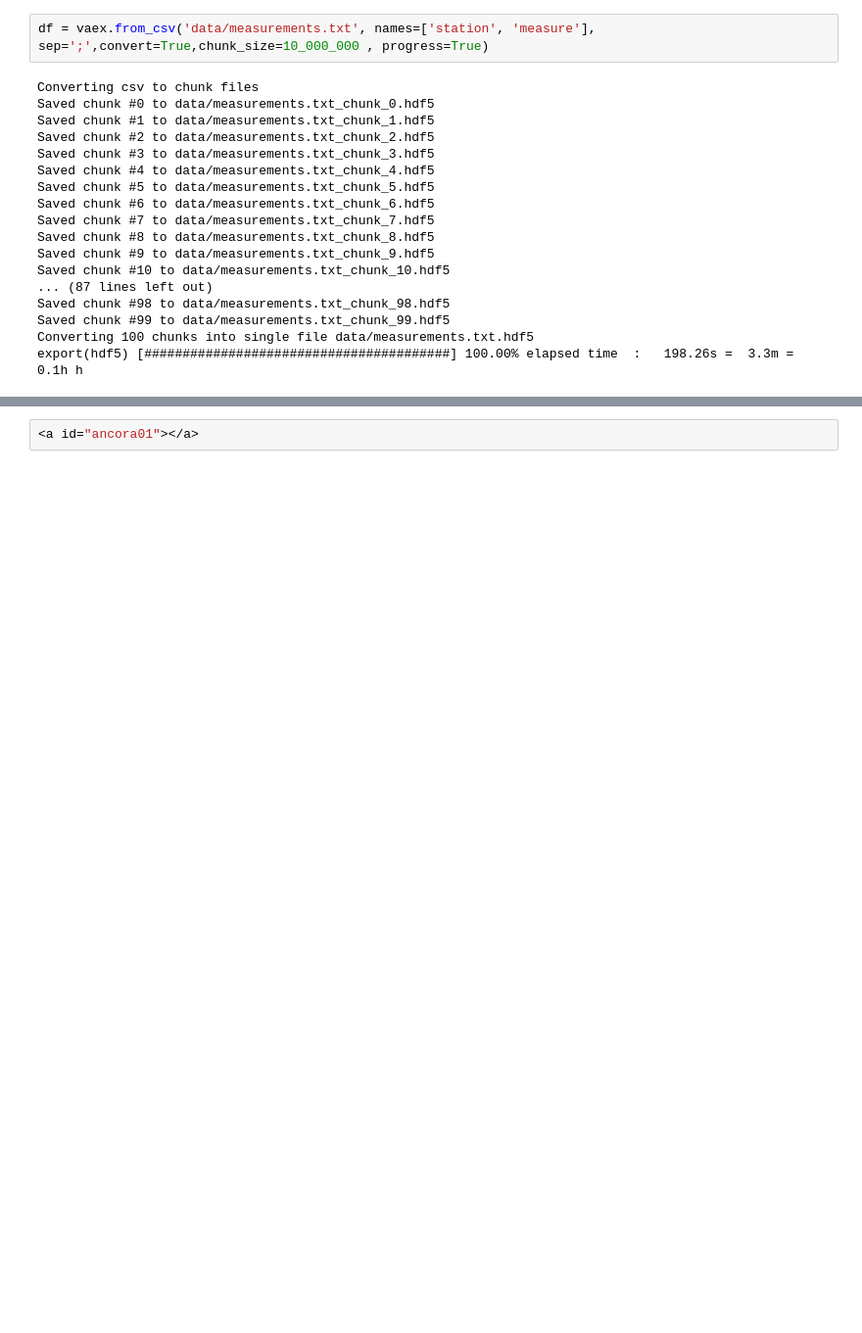
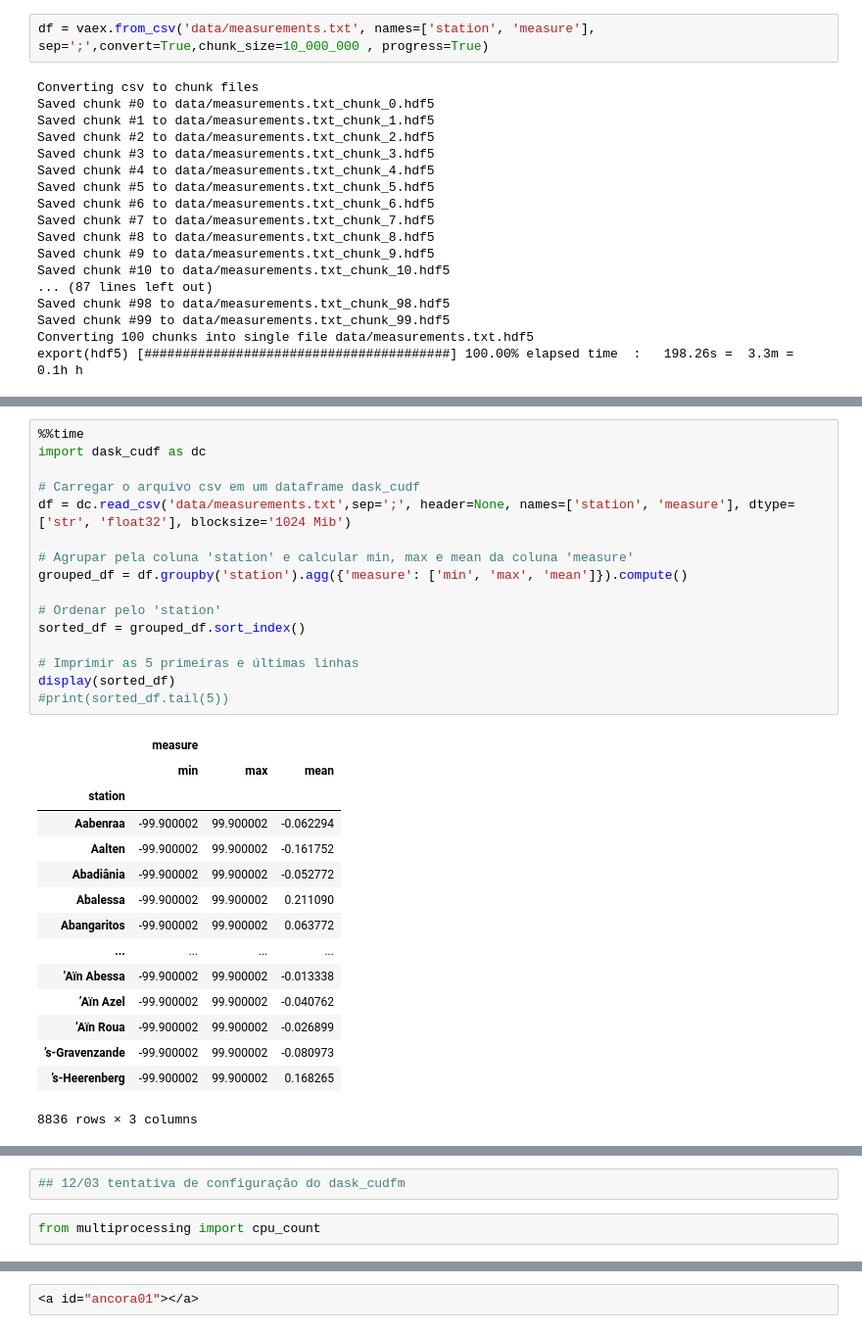
Before and after one commit to Jcnok/bootcamp-jornada-de-dados_2024, a Jupyter notebook: aula_05/aula_05.ipynb, the cells around one changed output, grey strips where cells are left out. Shown: that part at 98% size. Cells and saved outputs as stored; diff of their text form; blank space fills up the shorter version.

Commit message:
aula 5 cudf incluse

```diff
--- a/aula_05/aula_05.ipynb
+++ b/aula_05/aula_05.ipynb
@@ -831,0 +854,32 @@ test_vaex Tempo de processamento:49.093 segundos
+# %%
+%%time
+import dask_cudf as dc
+
+# Carregar o arquivo csv em um dataframe dask_cudf
+df = dc.read_csv('data/measurements.txt',sep=';', header=None, names=['station', 'measure'], dtype=['str', 'float32'], blocksize='1024 Mib')
+
+# Agrupar pela coluna 'station' e calcular min, max e mean da coluna 'measure'
+grouped_df = df.groupby('station').agg({'measure': ['min', 'max', 'mean']}).compute()
+
+# Ordenar pelo 'station'
+sorted_df = grouped_df.sort_index()
+
+# Imprimir as 5 primeiras e últimas linhas
+display(sorted_df)
+#print(sorted_df.tail(5))
+# %% [output]
+|  | measure |  |  |
+|  | min | max | mean |
+| station |  |  |  |
+| Aabenraa | -99.900002 | 99.900002 | -0.062294 |
+| Aalten | -99.900002 | 99.900002 | -0.161752 |
+| Abadiânia | -99.900002 | 99.900002 | -0.052772 |
+| Abalessa | -99.900002 | 99.900002 | 0.211090 |
+| Abangaritos | -99.900002 | 99.900002 | 0.063772 |
+| ... | ... | ... | ... |
+| ’Aïn Abessa | -99.900002 | 99.900002 | -0.013338 |
+| ’Aïn Azel | -99.900002 | 99.900002 | -0.040762 |
+| ’Aïn Roua | -99.900002 | 99.900002 | -0.026899 |
+| ’s-Gravenzande | -99.900002 | 99.900002 | -0.080973 |
+| ’s-Heerenberg | -99.900002 | 99.900002 | 0.168265 |
+8836 rows × 3 columns
@@ -831,0 +888,4 @@ test_vaex Tempo de processamento:49.093 segundos
+# %%
+## 12/03 tentativa de configuração do dask_cudfm
+# %%
+from multiprocessing import cpu_count
```
Also changed, not shown: parts of 102 cells of this notebook, 1 other file.
